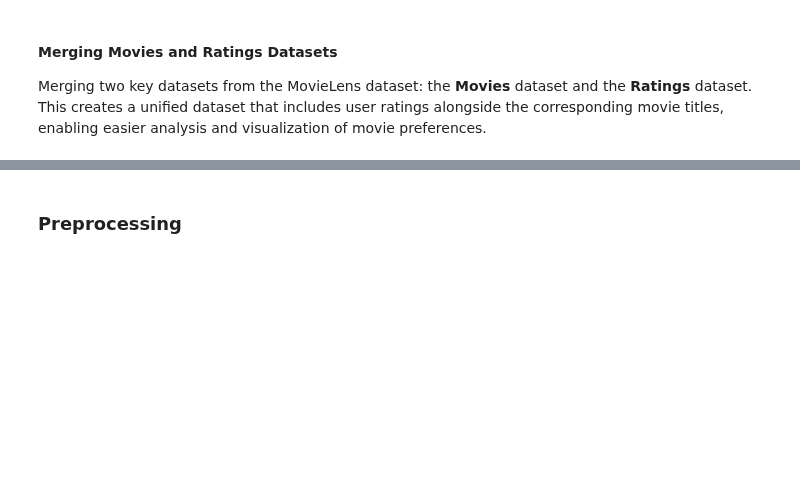
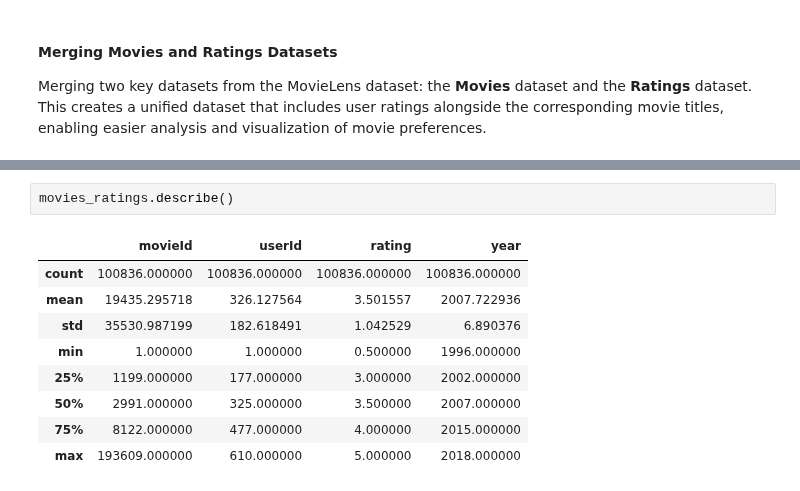
Before and after one commit to ruth-kitasi/Movielens-Recommendation-System, a Jupyter notebook: work_folder/mbego.ipynb, the cells around one changed output, grey strips where cells are left out. Drawn from its saved outputs; the diff is of its cells as text; blank space fills up the shorter version.

```diff
--- a/work_folder/mbego.ipynb
+++ b/work_folder/mbego.ipynb
@@ -307,5 +307,15 @@ movies_ratings.head()
 | 2 | 1 | Toy Story (1995) | Adventure|Animation|Children|Come... | 7 | 4.5 | 2005-01-25 06:52:26 | 2005 |
 | 3 | 1 | Toy Story (1995) | Adventure|Animation|Children|Come... | 15 | 2.5 | 2017-11-13 12:59:30 | 2017 |
 | 4 | 1 | Toy Story (1995) | Adventure|Animation|Children|Come... | 17 | 4.5 | 2011-05-18 05:28:03 | 2011 |
-# %% [markdown]
-### Preprocessing
+# %%
+movies_ratings.describe()
+# %% [output]
+|  | movieId | userId | rating | year |
+| count | 100836.000000 | 100836.000000 | 100836.000000 | 100836.000000 |
+| mean | 19435.295718 | 326.127564 | 3.501557 | 2007.722936 |
+| std | 35530.987199 | 182.618491 | 1.042529 | 6.890376 |
+| min | 1.000000 | 1.000000 | 0.500000 | 1996.000000 |
+| 25% | 1199.000000 | 177.000000 | 3.000000 | 2002.000000 |
+| 50% | 2991.000000 | 325.000000 | 3.500000 | 2007.000000 |
+| 75% | 8122.000000 | 477.000000 | 4.000000 | 2015.000000 |
+| max | 193609.000000 | 610.000000 | 5.000000 | 2018.000000 |
```
Also changed, not shown: parts of 2 cells of this notebook.
